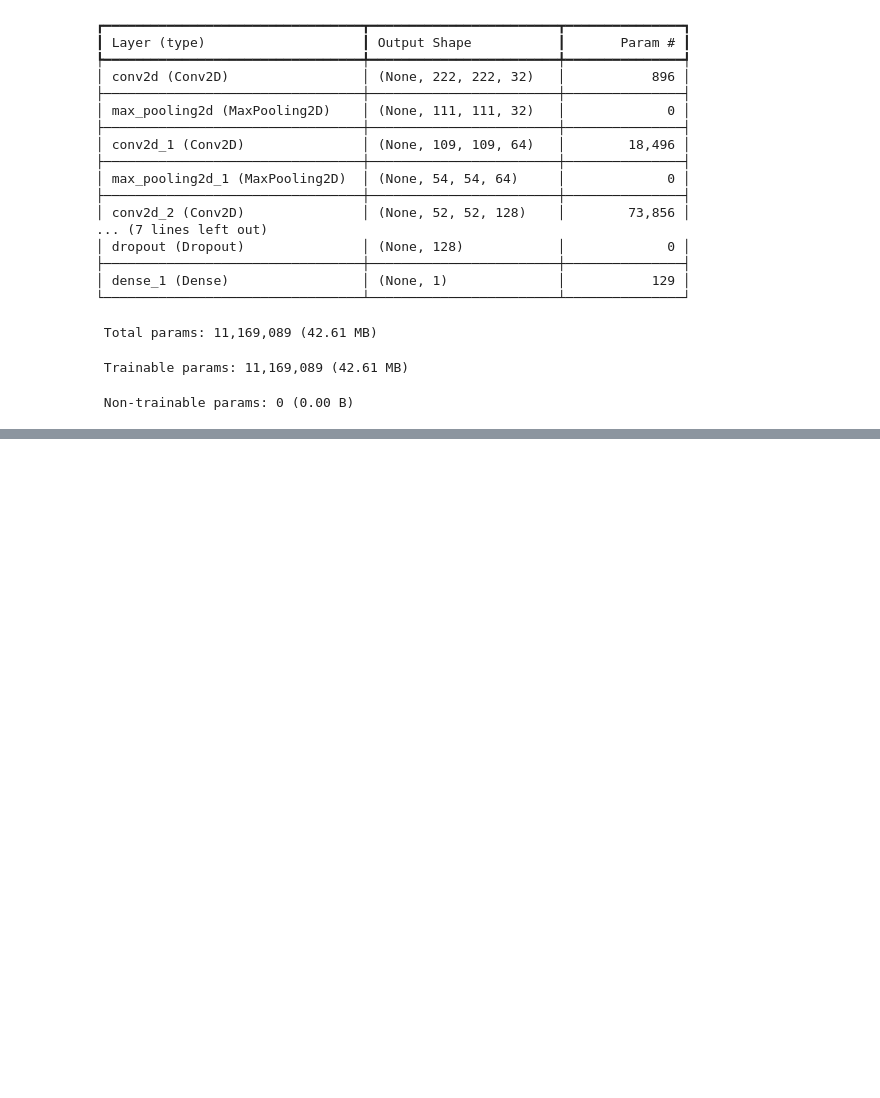
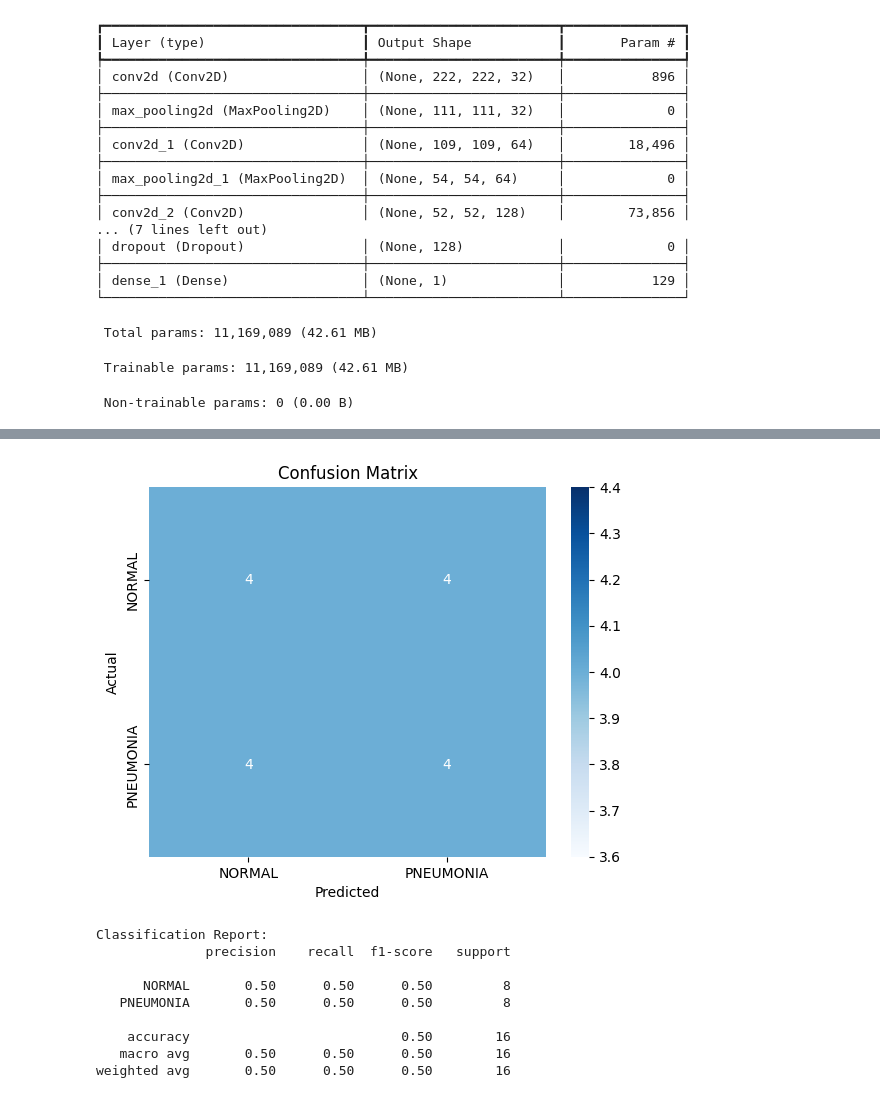
Before and after one commit to MhmdSafa7/Chest_disease_DL, a Jupyter notebook: main.ipynb, the cells around one changed output, grey strips where cells are left out. Drawn from its saved outputs; the diff is of its cells as text; code cells hidden in the pictures; blank space fills up the shorter version.

```diff
--- a/main.ipynb
+++ b/main.ipynb
@@ -280,0 +357,7 @@ Epoch 10/10
+# %%
+import os
+train_dir = '/content/drive/MyDrive/Colab Notebooks/chest_xray/train'
+
+for c in os.listdir(train_dir):
+    if not c.startswith('.'):
+        print(c, "→", len(os.listdir(os.path.join(train_dir, c))), "images")
@@ -280,0 +414,7 @@ Epoch 10/10
+# %%
+model.fit(
+    train_generator,
+    validation_data=val_generator,
+    epochs=10,
+    class_weight=class_weights
+)
@@ -280,0 +451,34 @@ Epoch 10/10
+# %%
+import numpy as np
+from sklearn.metrics import confusion_matrix, classification_report
+import seaborn as sns
+import matplotlib.pyplot as plt
+
+# Predict probabilities
+y_pred_probs = model.predict(val_generator, verbose=1)
+
+# Convert to binary labels (0 or 1)
+y_pred = (y_pred_probs > 0.5).astype(int).ravel()
+
+# Get true labels
+y_true = val_generator.classes
+
+# ⚠️ Fix: make sure lengths match
+min_len = min(len(y_true), len(y_pred))
+y_true = y_true[:min_len]
+y_pred = y_pred[:min_len]
+
+# Confusion Matrix
+cm = confusion_matrix(y_true, y_pred)
+sns.heatmap(cm, annot=True, fmt='d', cmap='Blues',
+            xticklabels=list(val_generator.class_indices.keys()),
+            yticklabels=list(val_generator.class_indices.keys()))
+plt.xlabel("Predicted")
+plt.ylabel("Actual")
+plt.title("Confusion Matrix")
+plt.show()
+
+# Classification Report
+print("\nClassification Report:")
+print(classification_report(y_true, y_pred, target_names=list(val_generator.class_indices.keys())))
+# %% [output]
@@ -280,0 +486,10 @@ Epoch 10/10
+[figure, added]
+Classification Report:
+              precision    recall  f1-score   support
+
+      NORMAL       0.50      0.50      0.50         8
+   PNEUMONIA       0.50      0.50      0.50         8
+
+    accuracy                           0.50        16
+   macro avg       0.50      0.50      0.50        16
+weighted avg       0.50      0.50      0.50        16
```
Also changed, not shown: parts of 14 cells of this notebook.
